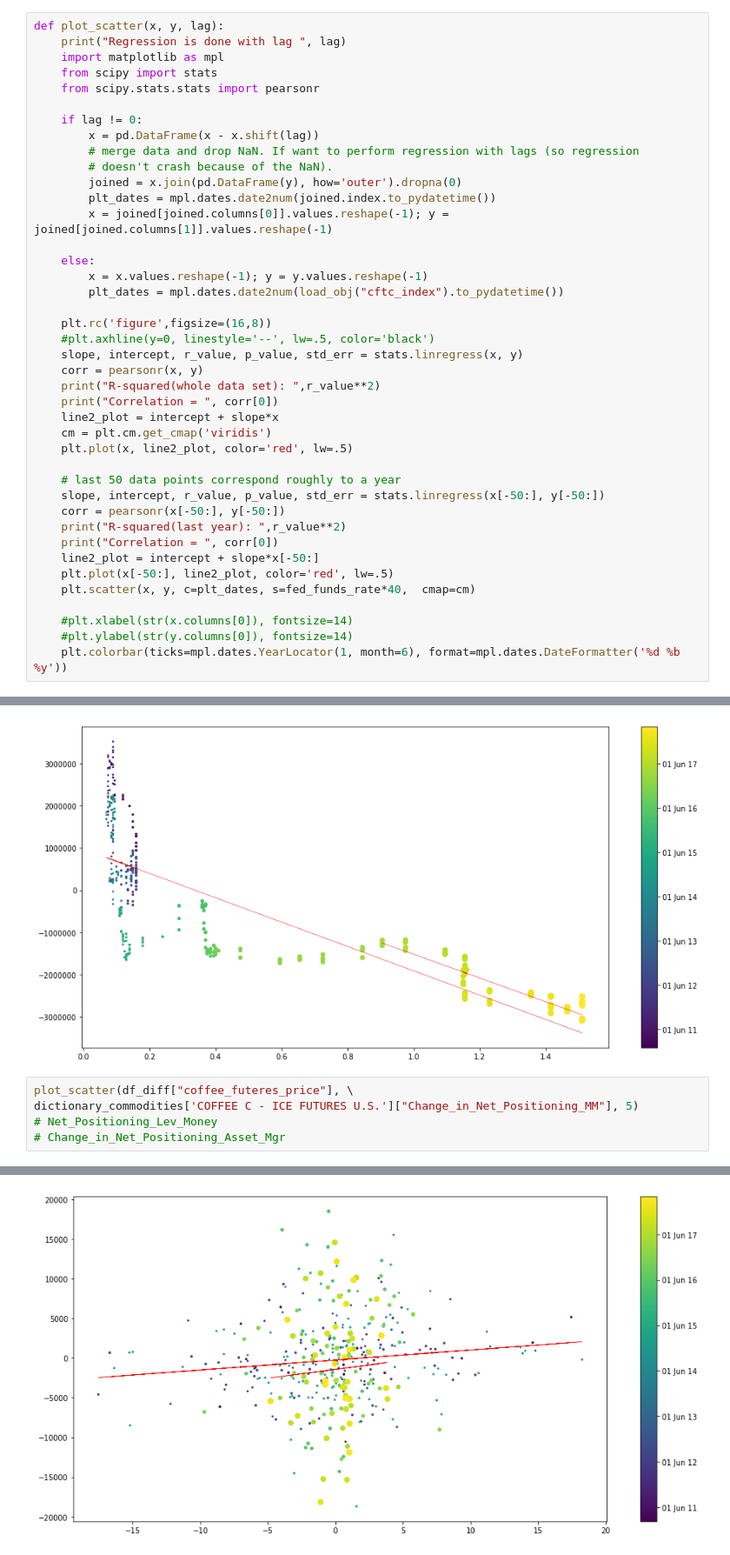
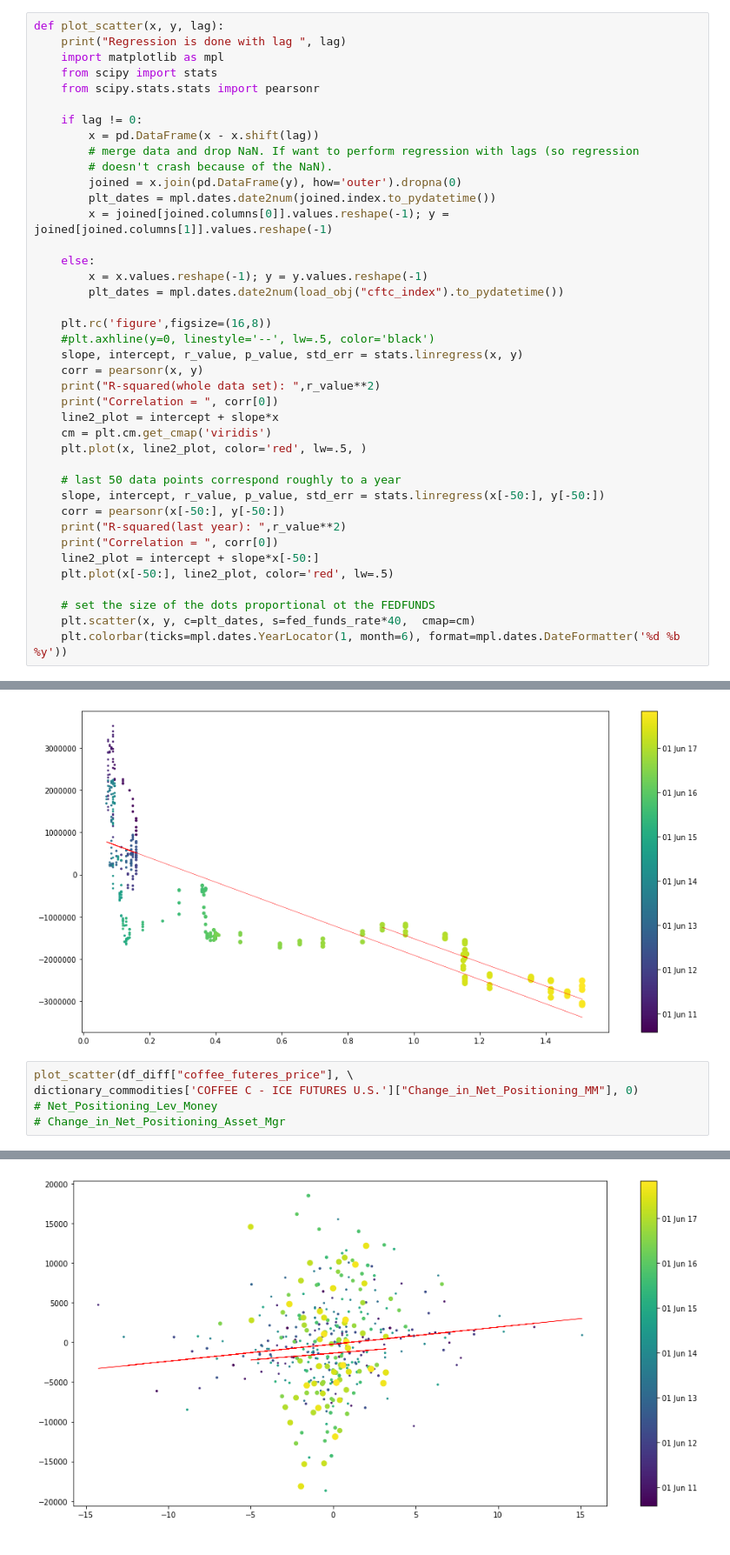
Before and after one commit to leonardich/Stats_project, a Jupyter notebook: Regression.ipynb, the cells around one changed output, grey strips where cells are left out. Shown at 87% size. Saved outputs shown, nothing was run; the diff lists cells and outputs as text.

```diff
--- a/Regression.ipynb
+++ b/Regression.ipynb
@@ -326,7 +388,7 @@ def plot_scatter(x, y, lag):
     print("Correlation = ", corr[0])
     line2_plot = intercept + slope*x
     cm = plt.cm.get_cmap('viridis')
-    plt.plot(x, line2_plot, color='red', lw=.5)
+    plt.plot(x, line2_plot, color='red', lw=.5, )
 
     # last 50 data points correspond roughly to a year
     slope, intercept, r_value, p_value, std_err = stats.linregress(x[-50:], y[-50:])
@@ -335,8 +397,7 @@ def plot_scatter(x, y, lag):
     print("Correlation = ", corr[0])
     line2_plot = intercept + slope*x[-50:]
     plt.plot(x[-50:], line2_plot, color='red', lw=.5)
+
+    # set the size of the dots proportional ot the FEDFUNDS
     plt.scatter(x, y, c=plt_dates, s=fed_funds_rate*40,  cmap=cm)
-
-    #plt.xlabel(str(x.columns[0]), fontsize=14)
-    #plt.ylabel(str(y.columns[0]), fontsize=14)
     plt.colorbar(ticks=mpl.dates.YearLocator(1, month=6), format=mpl.dates.DateFormatter('%d %b %y'))
@@ -422,7 +478,7 @@ Correlation =  -0.870560630541
 [figure]
 # %%
 plot_scatter(df_diff["coffee_futeres_price"], \
-dictionary_commodities['COFFEE C - ICE FUTURES U.S.']["Change_in_Net_Positioning_MM"], 5)
+dictionary_commodities['COFFEE C - ICE FUTURES U.S.']["Change_in_Net_Positioning_MM"], 0)
 # Net_Positioning_Lev_Money
 # Change_in_Net_Positioning_Asset_Mgr
 # %% [output]
@@ -434,4 +490,4 @@ Correlation =  0.0550072341697
-[figure, old version]
+[figure, new version]
 # %%
 from scipy.stats.stats import pearsonr
 
```
Also changed, not shown: parts of 19 cells of this notebook.
